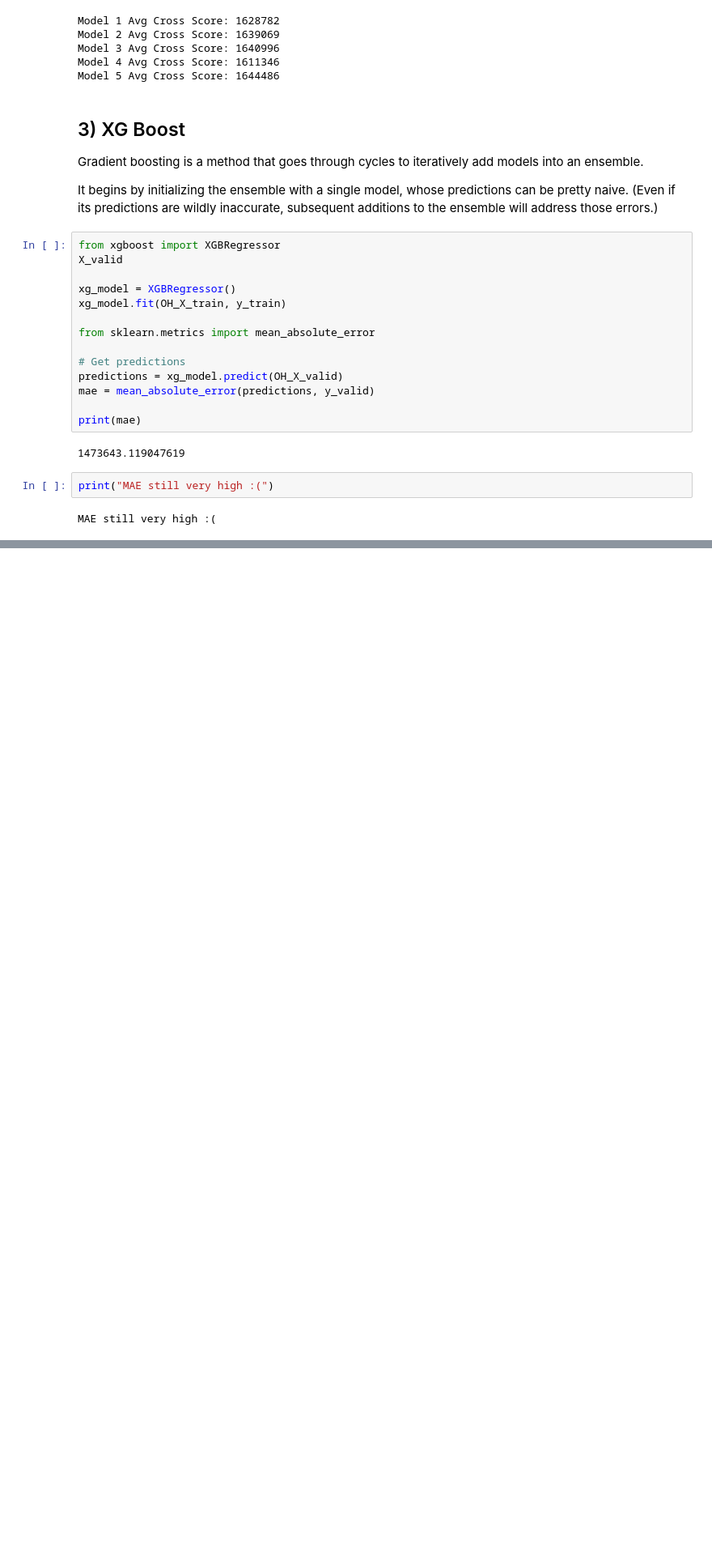
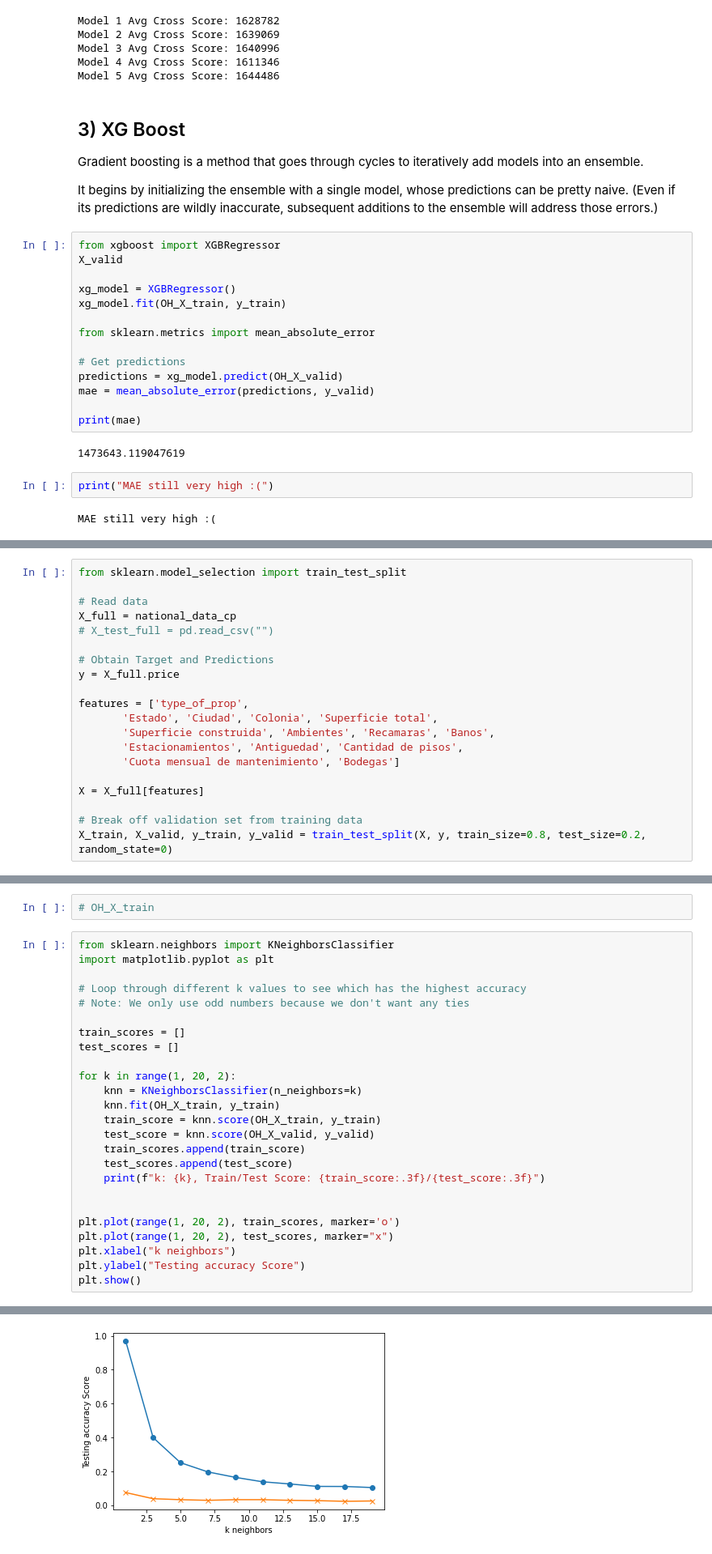
Before and after one commit to andrebestrada/Machine-Learning-Final-Project, a Jupyter notebook: Model/First_Model.ipynb, the cells around one changed output, grey strips where cells are left out. Shown at 81% size. Drawn from its saved outputs; the diff is of its cells as text; blank space fills up the shorter version.

```diff
--- a/Model/First_Model.ipynb
+++ b/Model/First_Model.ipynb
@@ -201,0 +248,20 @@ MAE still very high :(
+# %%
+from sklearn.model_selection import train_test_split
+
+# Read data
+X_full = national_data_cp
+# X_test_full = pd.read_csv("")
+
+# Obtain Target and Predictions
+y = X_full.price
+
+features = ['type_of_prop',
+       'Estado', 'Ciudad', 'Colonia', 'Superficie total',
+       'Superficie construida', 'Ambientes', 'Recamaras', 'Banos',
+       'Estacionamientos', 'Antiguedad', 'Cantidad de pisos',
+       'Cuota mensual de mantenimiento', 'Bodegas']
+
+X = X_full[features]
+
+# Break off validation set from training data
+X_train, X_valid, y_train, y_valid = train_test_split(X, y, train_size=0.8, test_size=0.2, random_state=0)
@@ -201,0 +316,28 @@ MAE still very high :(
+# %%
+# OH_X_train
+# %%
+from sklearn.neighbors import KNeighborsClassifier
+import matplotlib.pyplot as plt
+
+# Loop through different k values to see which has the highest accuracy
+# Note: We only use odd numbers because we don't want any ties
+
+train_scores = []
+test_scores = []
+
+for k in range(1, 20, 2):
+    knn = KNeighborsClassifier(n_neighbors=k)
+    knn.fit(OH_X_train, y_train)
+    train_score = knn.score(OH_X_train, y_train)
+    test_score = knn.score(OH_X_valid, y_valid)
+    train_scores.append(train_score)
+    test_scores.append(test_score)
+    print(f"k: {k}, Train/Test Score: {train_score:.3f}/{test_score:.3f}")
+
+
+plt.plot(range(1, 20, 2), train_scores, marker='o')
+plt.plot(range(1, 20, 2), test_scores, marker="x")
+plt.xlabel("k neighbors")
+plt.ylabel("Testing accuracy Score")
+plt.show()
+# %% [output]
@@ -201,0 +354 @@ MAE still very high :(
+[figure, added]
```
Also changed, not shown: parts of 21 cells of this notebook, 1 other file.
